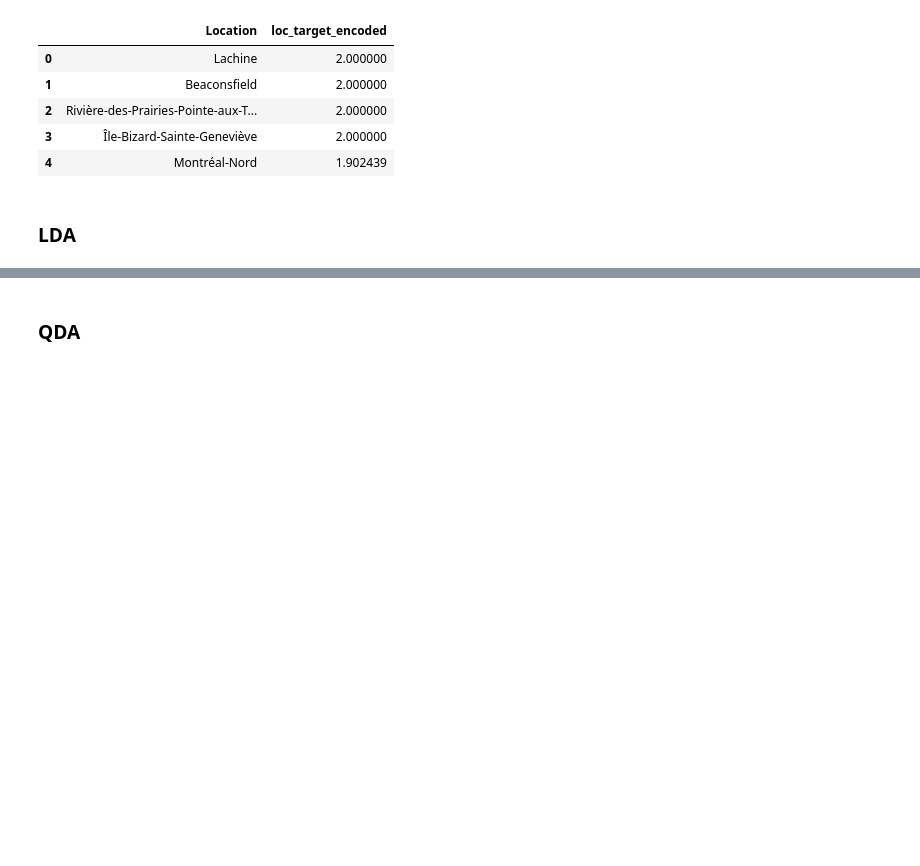
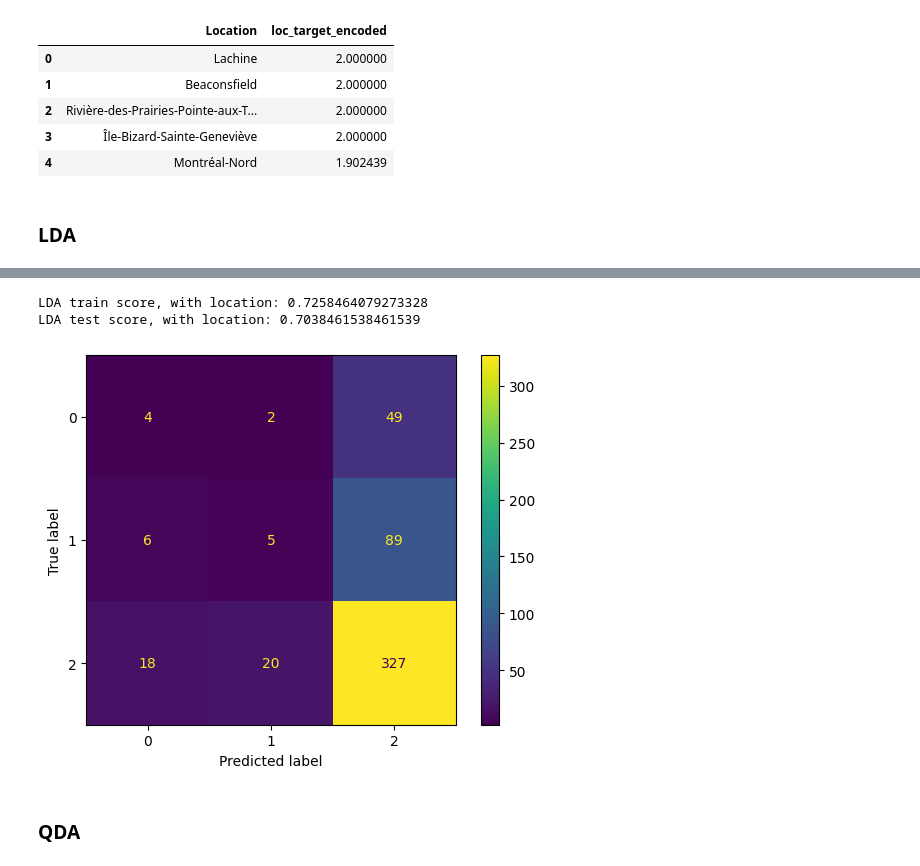
Before and after one commit to ngocmphan/survival_rate_montreal_businesses, a Jupyter notebook: survival_rate_montreal_businesses.ipynb, the cells around one changed output, grey strips where cells are left out. Drawn from its saved outputs; the diff is of its cells as text; code cells hidden in the pictures; blank space fills up the shorter version.

```diff
--- a/survival_rate_montreal_businesses.ipynb
+++ b/survival_rate_montreal_businesses.ipynb
@@ -639,7 +654,22 @@ lda = LinearDiscriminantAnalysis()
 # %%
 # Prediction
+lda_y_pred_loc = lda_loc.predict(x_test_loc)
+lda_y_prob_loc = lda_loc.predict_proba(x_test_loc)
 
 # Result
+lda_train_score_loc = lda_loc.score(x_train_loc, y_train_loc)
+lda_test_score_loc = lda_loc.score(x_test_loc, y_test_loc)
+
+print("LDA train score, with location:", lda_train_score_loc)
+print("LDA test score, with location:", lda_test_score_loc)
+
+# Confusion matrix
+cm_lda_loc = confusion_matrix(y_test, lda_y_pred_loc)
+cm_lda_display_loc = ConfusionMatrixDisplay(cm_lda_loc).plot()
+# %% [output]
+LDA train score, with location: 0.7258464079273328
+LDA test score, with location: 0.7038461538461539
+[figure, added]
 # %% [markdown]
 ### QDA
 # %% [markdown]
```
Also changed, not shown: parts of 4 cells of this notebook.
